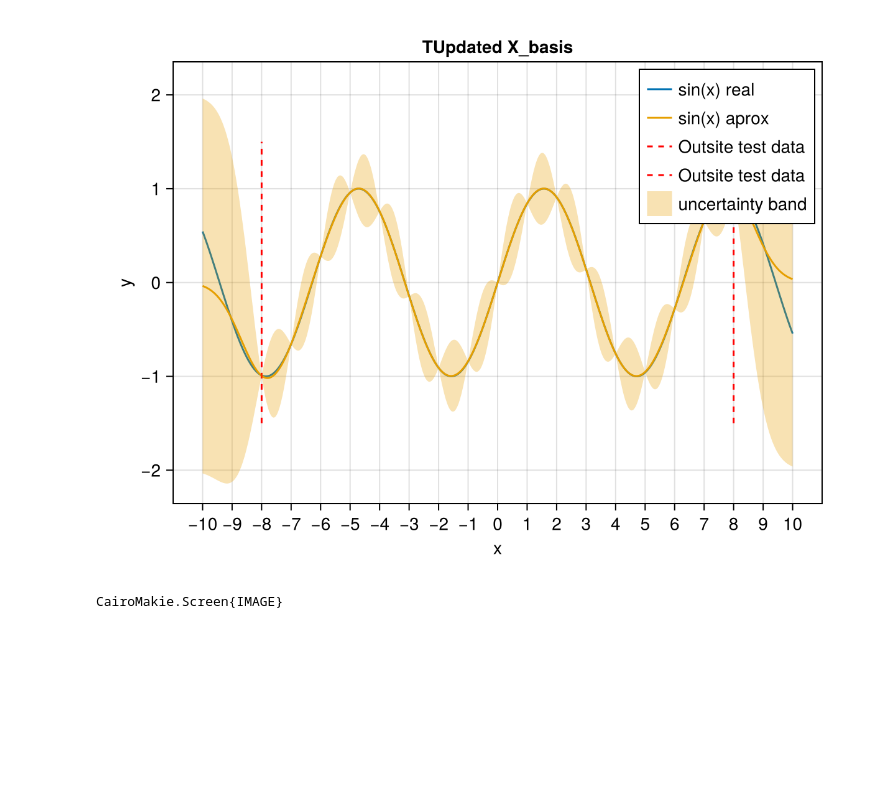
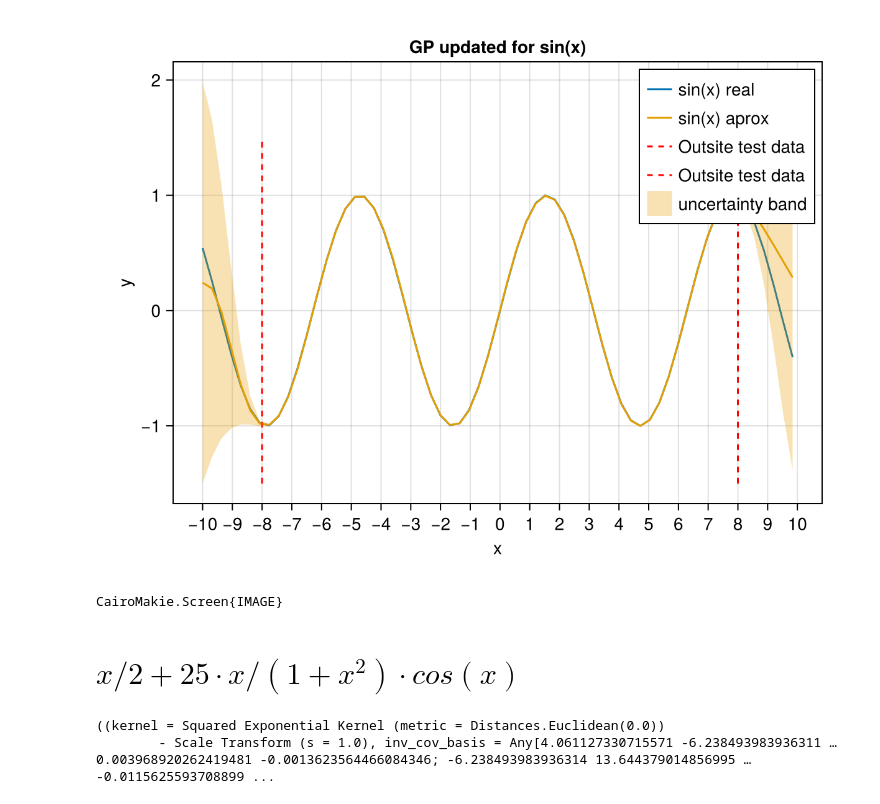
Before and after one commit to martincornejo/BatteryRecursiveGPs.jl, a Jupyter notebook: dummy.ipynb, the cells around one changed output. Saved outputs shown, nothing was run; the diff lists cells and outputs as text; code cells hidden in the pictures; blank space fills up the shorter version.

```diff
--- a/dummy.ipynb
+++ b/dummy.ipynb
@@ -16,13 +18,13 @@ includet("src/rgp.jl")
 # %%
 ## Dummy test
-step_test = 0.01
-step_basis = 1
+step_test = 0.03
+step_basis = 0.7
 std = 0.01
-l = 0.8
-batch_size = 1
+l = 1
+batch_size = 9
 mu_prior = 0
-limit_test = [-10, 10]
-limit_basis = [-8, 8]
+limit_test = [-8, 8]
+limit_basis = [-10, 10]
 
 ## Test
 X_test = collect(limit_test[1]:step_test:limit_test[2])
@@ -67,0 +48,7 @@ Y_real = sin.(X_test)
+# %%
+limit_predict = [-10, 10]
+step_predict = 0.32
+X_predict =  collect(limit_predict[1]:step_predict:limit_predict[2])
+Y_predict = sin.(X_predict)
+mu, C = predict(p, posterior, X_predict)
+σ = sqrt.(diag(C))
@@ -68,14 +73,45 @@ Y_real = sin.(X_test)
 # %%
 fig = Figure()
-ax = Axis(fig[1, 1], title = "TUpdated X_basis", xlabel = "x", ylabel = "y", xticks = -10:1:10)
-lines!(ax, X_test, Y_real, label = "sin(x) real")
-lines!(ax, X_test, mu, label = "sin(x) aprox")
-lines!(ax, [limit_basis[1], limit_basis[1]],[-1.5, 1.5], color = :red,  linestyle = :dash, label = "Outsite test data")
-lines!(ax, [limit_basis[2], limit_basis[2]],[-1.5, 1.5], color = :red,  linestyle = :dash, label = "Outsite test data")
+ax = Axis(fig[1, 1], title = "GP updated for sin(x)", xlabel = "x", ylabel = "y", xticks = limit_predict[1]:1:limit_predict[2])
+lines!(ax, X_predict, Y_predict, label = "sin(x) real")
+lines!(ax, X_predict, mu, label = "sin(x) aprox")
+lines!(ax, [limit_test[1], limit_test[1]],[-1.5, 1.5], color = :red,  linestyle = :dash, label = "Outsite test data")
+lines!(ax, [limit_test[2], limit_test[2]],[-1.5, 1.5], color = :red,  linestyle = :dash, label = "Outsite test data")
 
-band!(ax, X_test, mu - 2σ, mu + 2σ; label="uncertainty band", color=(Makie.wong_colors()[2], 0.3))
+band!(ax, X_predict, mu - 2σ, mu + 2σ; label="uncertainty band", color=(Makie.wong_colors()[2], 0.3))
 axislegend(ax)
 display(fig)
 # %% [output]
-[figure, old version]
+[figure, new version]
 CairoMakie.Screen{IMAGE}
+# %% [markdown]
+# $ x/2 + 25 \cdot x/(1 + x^2) \cdot cos(x) $
+# %%
+## Dummy test
+step_test = 0.01
+step_basis = 0.8
+std = 0.01
+l = 1
+batch_size = 9
+mu_prior = 0
+limit_test = [-8, 8]
+limit_basis = [-10, 10]
+
+## Test
+X_test = collect(limit_test[1]:step_test:limit_test[2])
+Y_test = X_test/2 + 25*X_test./(1 .+ X_test.^2) .* cos.(X_test) + rand(Normal(0, std), size(X_test)[1])
+
+
+## Basis
+X_basis = collect(limit_basis[1]:step_basis:limit_basis[2])
+
+θ = ComponentArray(;
+    l = l,
+    mu = mu_prior,
+    std = std,
+)
+
+p, posterior = rgp(X_basis, X_test, Y_test, θ, batch_size)
+# %% [output]
+((kernel = Squared Exponential Kernel (metric = Distances.Euclidean(0.0))
+        - Scale Transform (s = 1.0), inv_cov_basis = Any[4.061127330715571 -6.238493983936311 … 0.003968920262419481 -0.0013623564466084346; -6.238493983936314 13.644379014856995 … -0.0115625593708899 ...
```
Also changed, not shown: parts of 7 cells of this notebook, 1 other file.
